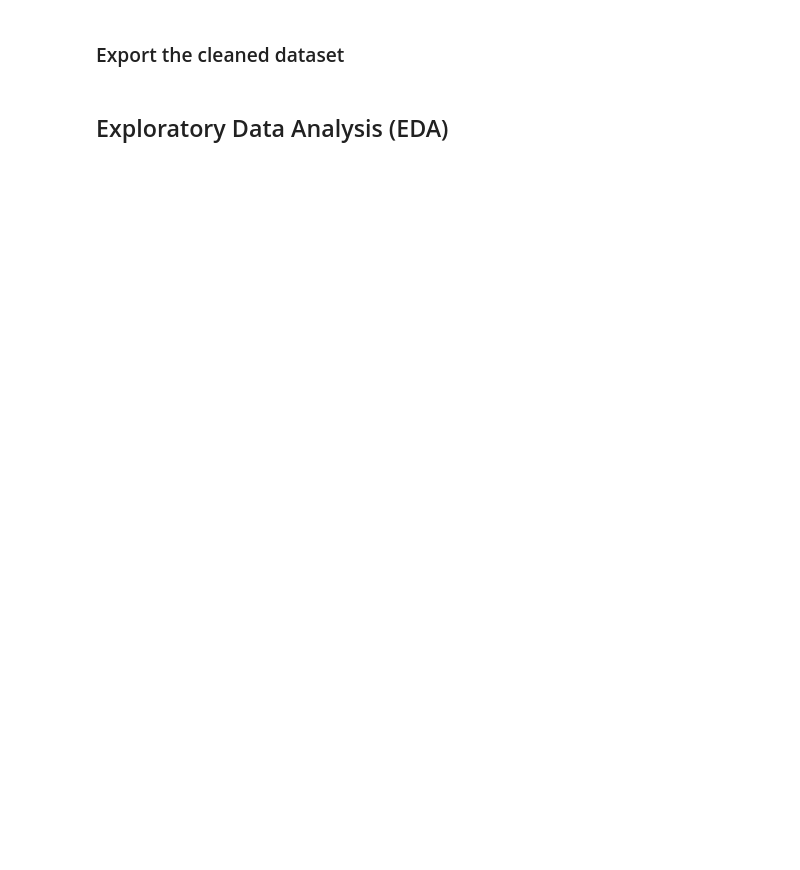
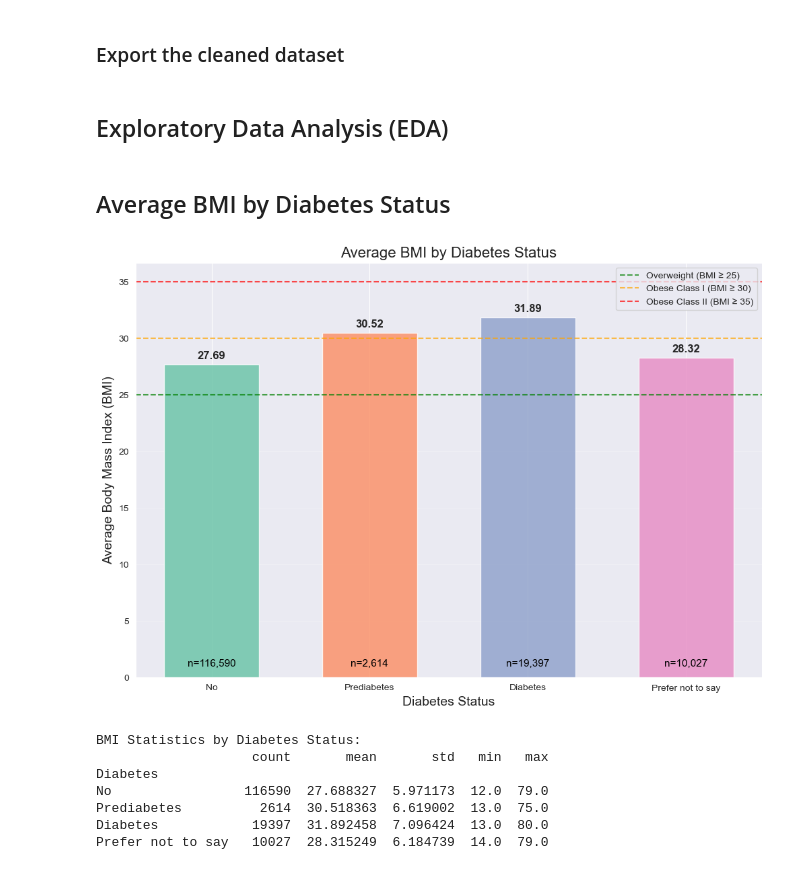
Before and after one commit to bonaparte233/COMP5310_Group50_A1, a Jupyter notebook: lche5181/lche5181_A1_Code.ipynb, the cells around one changed output. Saved outputs shown, nothing was run; the diff lists cells and outputs as text; code cells hidden in the pictures; blank space fills up the shorter version.

```diff
--- a/lche5181/lche5181_A1_Code.ipynb
+++ b/lche5181/lche5181_A1_Code.ipynb
@@ -308,11 +310,10 @@ print(f"\n df_cleaned shape after removing Age outliers: {df_cleaned.shape}")
 if 'Income' in df_cleaned.columns:
     if df_cleaned['Income'].dtype == 'object':
         # remove $ and , symbols
-        df_cleaned['Income'] = df_cleaned['Income'].str.replace('$', '', regex=True).str.replace(',', '')
-
+        df_cleaned['Income'] = df_cleaned['Income'].str.replace('$', '', regex=False)
+        df_cleaned['Income'] = df_cleaned['Income'].str.replace(',', '', regex=False)
     # convert to numeric, coerce errors to NaN
     df_cleaned['Income'] = pd.to_numeric(df_cleaned['Income'], errors='coerce')
-
     # change really low income values to NaN
     low_income = df_cleaned['Income'] < 100
     low_count = low_income.sum()
@@ -361,3 +362,68 @@ if 'Unnamed: 0' in df_cleaned.columns:
 df_cleaned.to_csv(file_name, index=True)
 # %% [markdown]
 ## Exploratory Data Analysis (EDA)
+# %% [markdown]
+## Average BMI by Diabetes Status
+# %%
+# Calculate the average BMI for each diabetes status
+bmi_means = df_cleaned.groupby('Diabetes')['BMI'].mean().reset_index()
+
+# Set the order of categories for the plot
+diabetes_order = ['No', 'Prediabetes', 'Diabetes', 'Prefer not to say']
+bmi_means = bmi_means.set_index('Diabetes').loc[diabetes_order].reset_index()
+
+# Create a color palette with four distinct colors
+colors = sns.color_palette("Set2", 4)
+
+# Create a figure
+plt.figure(figsize=(12, 8))
+
+# Create the bar chart
+bars = plt.bar(bmi_means['Diabetes'], bmi_means['BMI'], color=colors, alpha=0.8, width=0.6)
+
+# Add data labels on top of each bar
+for bar in bars:
+    height = bar.get_height()
+    plt.text(bar.get_x() + bar.get_width()/2., height + 0.3,
+             f'{height:.2f}',
+             ha='center', va='bottom', fontsize=12, fontweight='bold')
+
+# Get the number of samples for each category to display with the bars
+sample_counts = df_cleaned.groupby('Diabetes')['BMI'].count()
+sample_counts = sample_counts.reindex(diabetes_order)
+
+# Add sample size into each bar
+for i, (index, count) in enumerate(sample_counts.items()):
+    plt.text(i, 1, f'n={count:,}', ha='center', color='black', fontsize=11)
+
+# Add WHO BMI category reference lines
+plt.axhline(y=25, color='green', linestyle='--', alpha=0.7, label='Overweight (BMI ≥ 25)')
+plt.axhline(y=30, color='orange', linestyle='--', alpha=0.7, label='Obese Class I (BMI ≥ 30)')
+plt.axhline(y=35, color='red', linestyle='--', alpha=0.7, label='Obese Class II (BMI ≥ 35)')
+
+# Customize the plot
+plt.title('Average BMI by Diabetes Status', fontsize=16)
+plt.xlabel('Diabetes Status', fontsize=14)
+plt.ylabel('Average Body Mass Index (BMI)', fontsize=14)
+plt.ylim(0, max(bmi_means['BMI']) * 1.15)  # Add space for labels
+plt.legend(loc='upper right')
+plt.grid(axis='y', alpha=0.3)
+
+# Save the figure and show it
+plt.savefig('diabetes_bmi_average.png', dpi=300, bbox_inches='tight')
+plt.show()
+
+# Print the detailed statistics for reference
+print("BMI Statistics by Diabetes Status:")
+bmi_stats = df_cleaned.groupby('Diabetes')['BMI'].agg(['count', 'mean', 'std', 'min', 'max'])
+bmi_stats = bmi_stats.reindex(diabetes_order)
+print(bmi_stats)
+# %% [output]
+[figure, added]
+BMI Statistics by Diabetes Status:
+                    count       mean       std   min   max
+Diabetes
+No                 116590  27.688327  5.971173  12.0  79.0
+Prediabetes          2614  30.518363  6.619002  13.0  75.0
+Diabetes            19397  31.892458  7.096424  13.0  80.0
+Prefer not to say   10027  28.315249  6.184739  14.0  79.0
```
Also changed, not shown: parts of 4 cells of this notebook, 3 other files.
